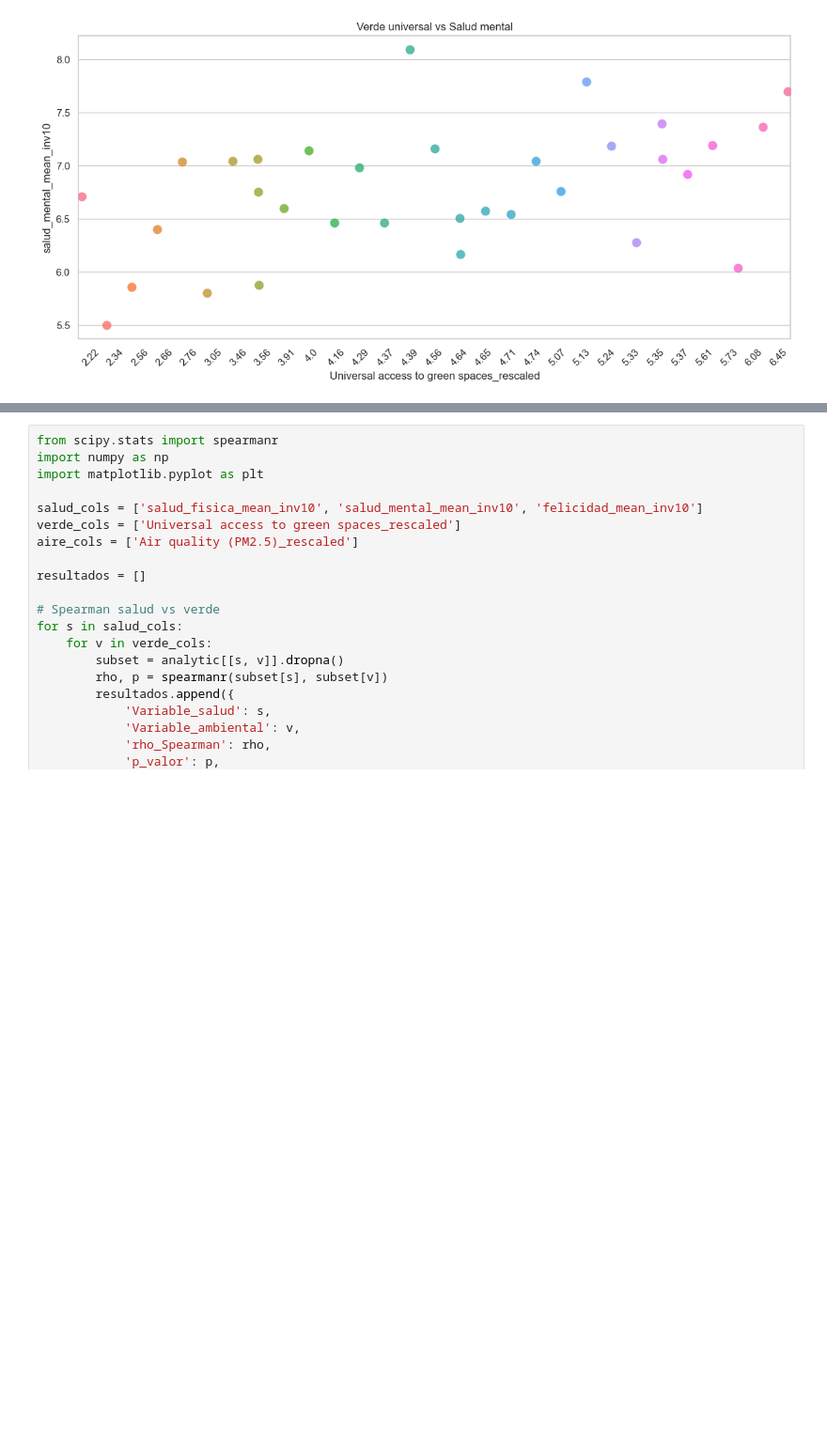
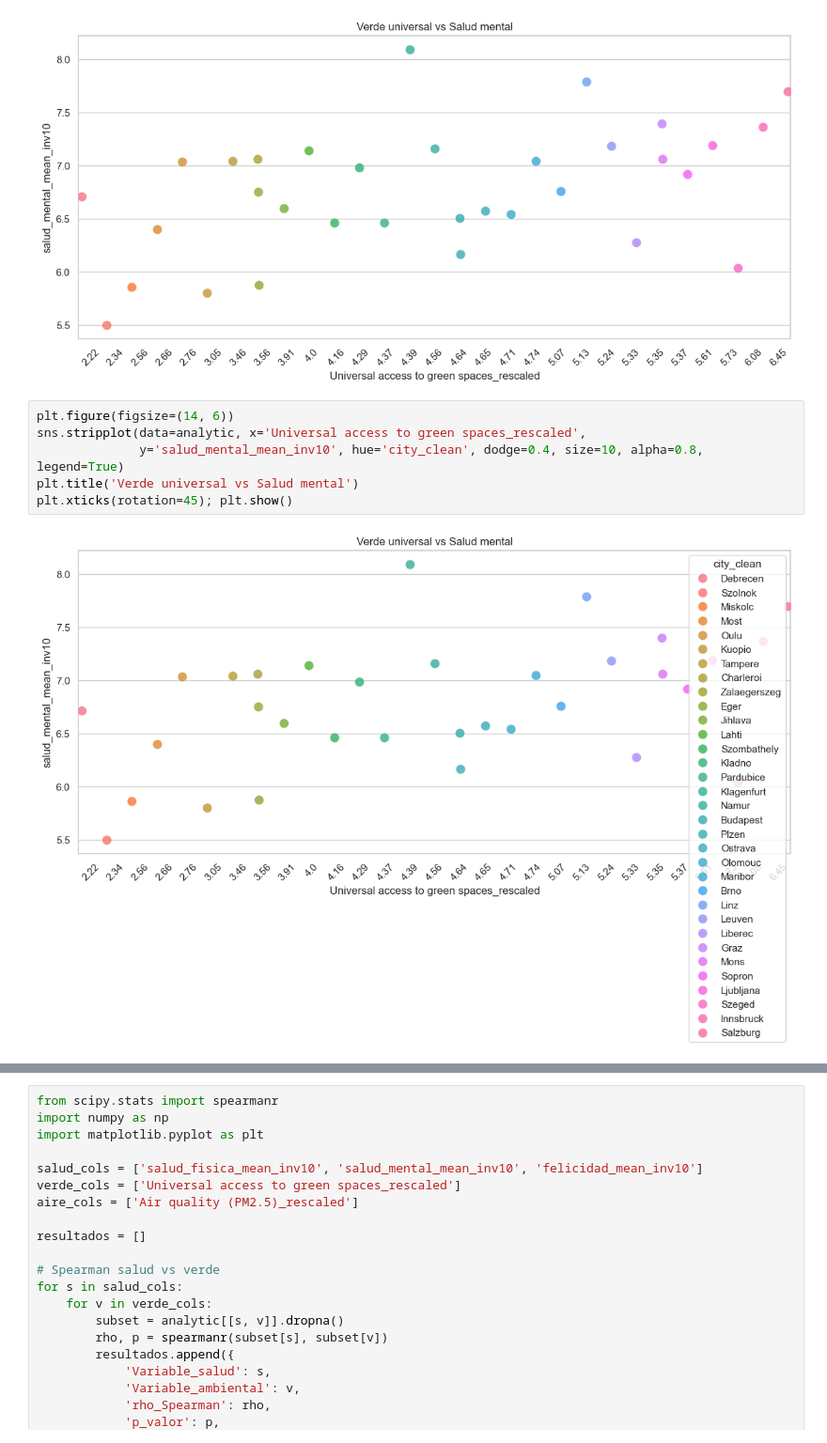
Before and after one commit to PablodaCunha/EDA_Health, a Jupyter notebook: src/memoria.ipynb, the cells around one changed output, grey strips where cells are left out. Shown at 94% size. Drawn from its saved outputs; the diff is of its cells as text; blank space fills up the shorter version.

```diff
--- a/src/memoria.ipynb
+++ b/src/memoria.ipynb
@@ -1275,6 +1300,14 @@ plt.title('Verde universal vs Salud mental')
 plt.xticks(rotation=45); plt.show()
 # %% [output]
 [figure]
+# %%
+plt.figure(figsize=(14, 6))
+sns.stripplot(data=analytic, x='Universal access to green spaces_rescaled',
+              y='salud_mental_mean_inv10', hue='city_clean', dodge=0.4, size=10, alpha=0.8, legend=True)
+plt.title('Verde universal vs Salud mental')
+plt.xticks(rotation=45); plt.show()
+# %% [output]
+[figure, added]
 # %%
 fig, ax = plt.subplots(figsize=(10, 6))
 sns.kdeplot(data=analytic, x='salud_fisica_mean_inv10',
```
Also changed, not shown: parts of 11 cells of this notebook.
